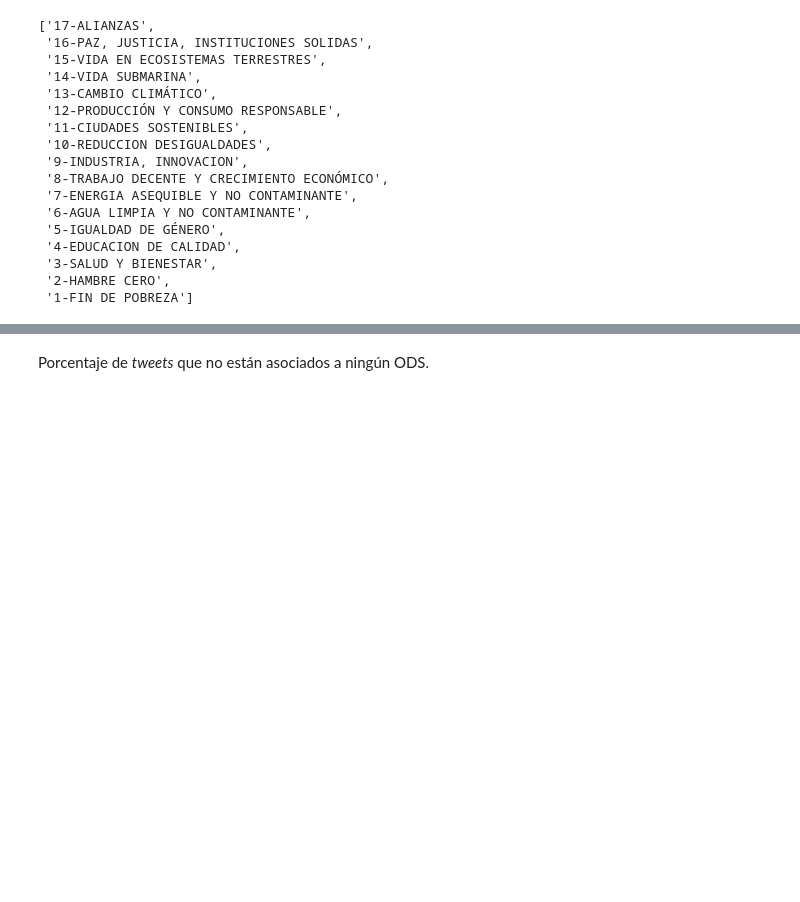
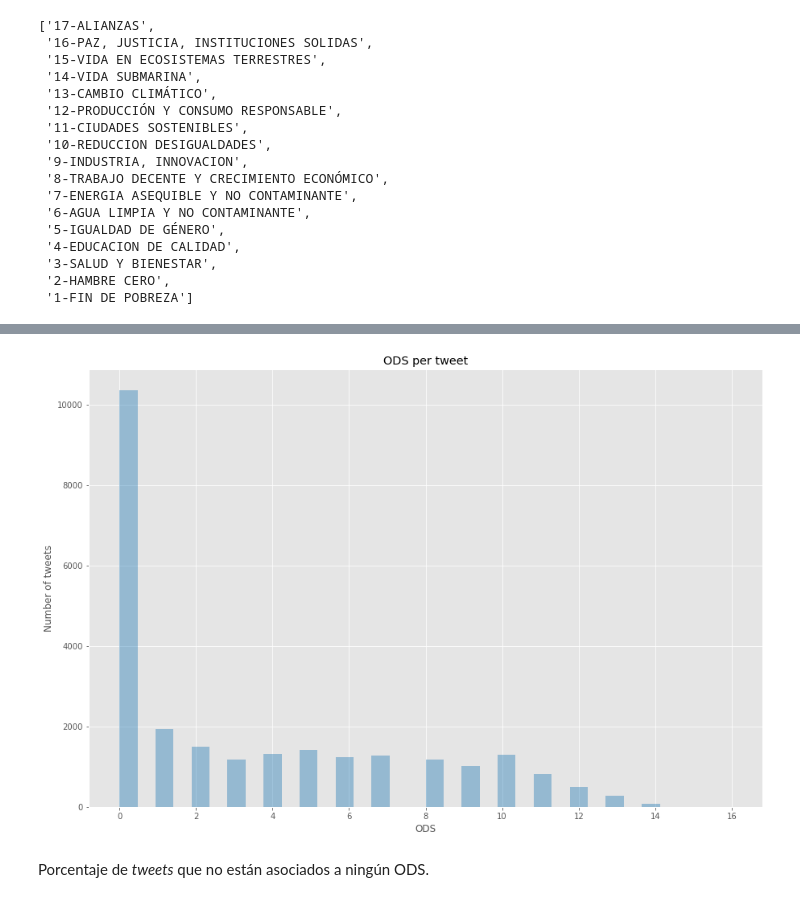
Before and after one commit to michelangelocasablancas/ods, a Jupyter notebook: ipynb/20200630_plot_ods_data.ipynb, the cells around one changed output, grey strips where cells are left out. Cells and saved outputs as stored; diff of their text form; code cells hidden in the pictures; blank space fills up the shorter version.

```diff
--- a/ipynb/20200630_plot_ods_data.ipynb
+++ b/ipynb/20200630_plot_ods_data.ipynb
@@ -91,3 +94,17 @@ plt.style.use('ggplot')
+# %%
+import seaborn as sns
+
+fig = plt.figure(figsize=(15,10))
+
+ax = sns.distplot(tweets_ods_freq, kde = False, color="tab:blue")
+ax.set(xlabel='ODS', ylabel='Number of tweets')
+ax.set_title("ODS per tweet")
+
+fig.savefig('../img/ods_histogram.png')
+
+plt.show()
+# %% [output]
+[figure, added]
 # %% [markdown]
 Porcentaje de _tweets_ que no están asociados a ningún ODS.
 # %%
```
Also changed, not shown: parts of 2 cells of this notebook, 2 other files.
